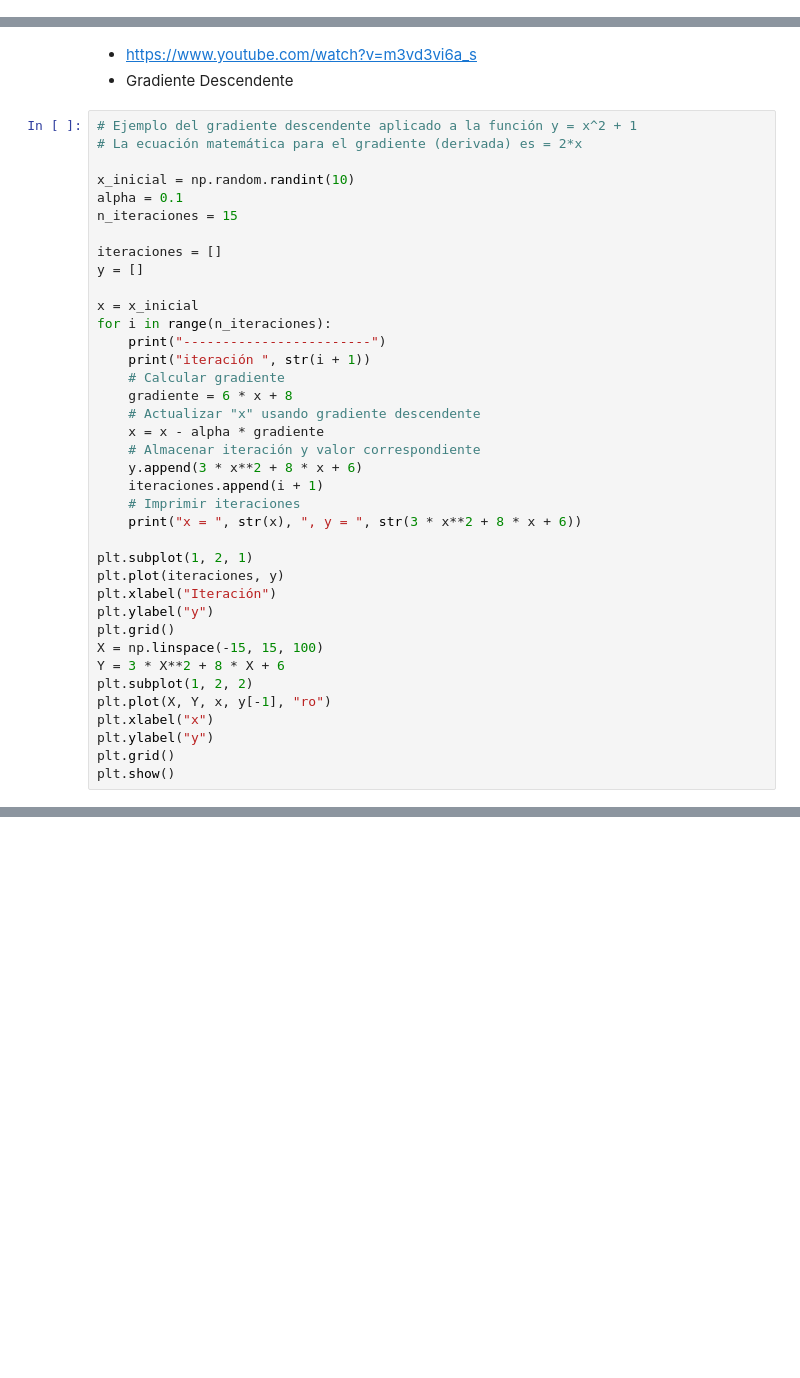
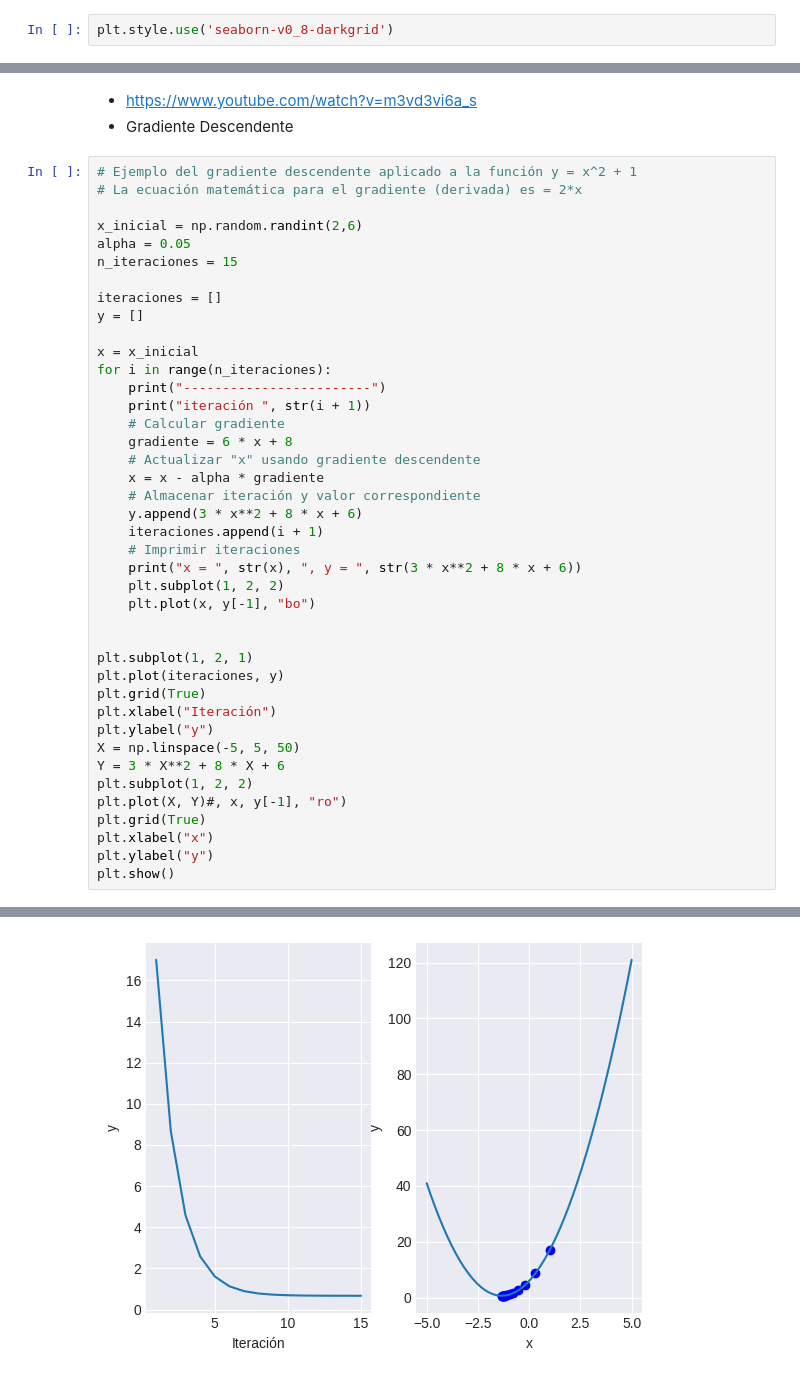
Before and after one commit to Julio-Mendez/Seminarios, a Jupyter notebook: tutoriales.ipynb, the cells around one changed output, grey strips where cells are left out. Drawn from its saved outputs; the diff is of its cells as text; blank space fills up the shorter version.

```diff
--- a/tutoriales.ipynb
+++ b/tutoriales.ipynb
@@ -5,3 +6,5 @@ import sympy
+# %%
+plt.style.use('seaborn-v0_8-darkgrid')
 # %%
 def CalcularGrafiente():
     x = sympy.Symbol("x")
@@ -20,8 +27,8 @@ print(segunda)
 # Ejemplo del gradiente descendente aplicado a la función y = x^2 + 1
 # La ecuación matemática para el gradiente (derivada) es = 2*x
 
-x_inicial = np.random.randint(10)
-alpha = 0.1
+x_inicial = np.random.randint(2,6)
+alpha = 0.05
 n_iteraciones = 15
 
 iteraciones = []
@@ -40,17 +47,21 @@ for i in range(n_iteraciones):
     iteraciones.append(i + 1)
     # Imprimir iteraciones
     print("x = ", str(x), ", y = ", str(3 * x**2 + 8 * x + 6))
+    plt.subplot(1, 2, 2)
+    plt.plot(x, y[-1], "bo")
+
 
 plt.subplot(1, 2, 1)
 plt.plot(iteraciones, y)
+plt.grid(True)
 plt.xlabel("Iteración")
 plt.ylabel("y")
-plt.grid()
-X = np.linspace(-15, 15, 100)
+X = np.linspace(-5, 5, 50)
 Y = 3 * X**2 + 8 * X + 6
 plt.subplot(1, 2, 2)
-plt.plot(X, Y, x, y[-1], "ro")
+plt.plot(X, Y)#, x, y[-1], "ro")
+plt.grid(True)
 plt.xlabel("x")
 plt.ylabel("y")
-plt.grid()
 plt.show()
+# %% [output]
@@ -56,0 +85 @@ plt.show()
+[figure, added]
```
Also changed, not shown: parts of 7 cells of this notebook.
